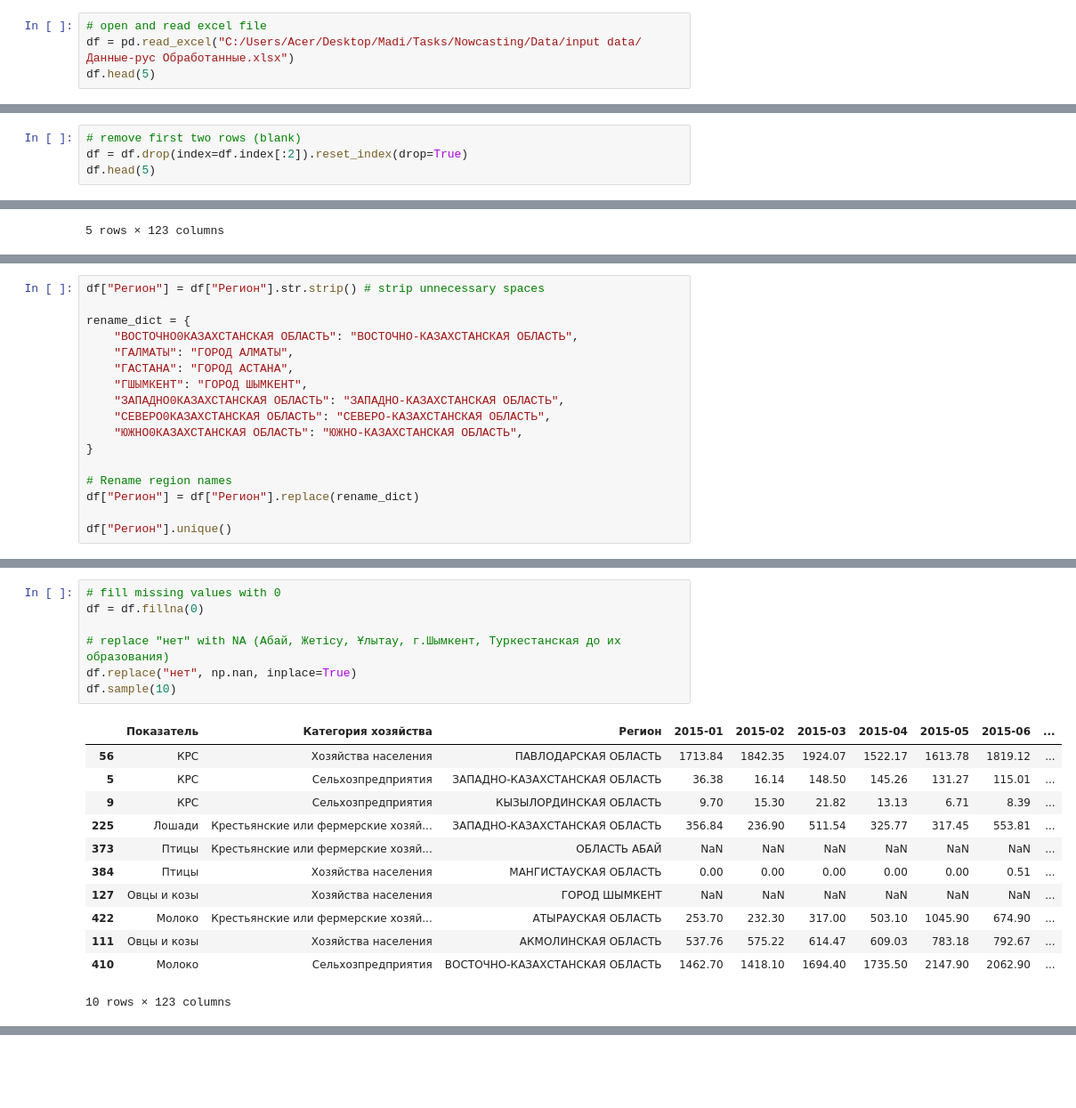
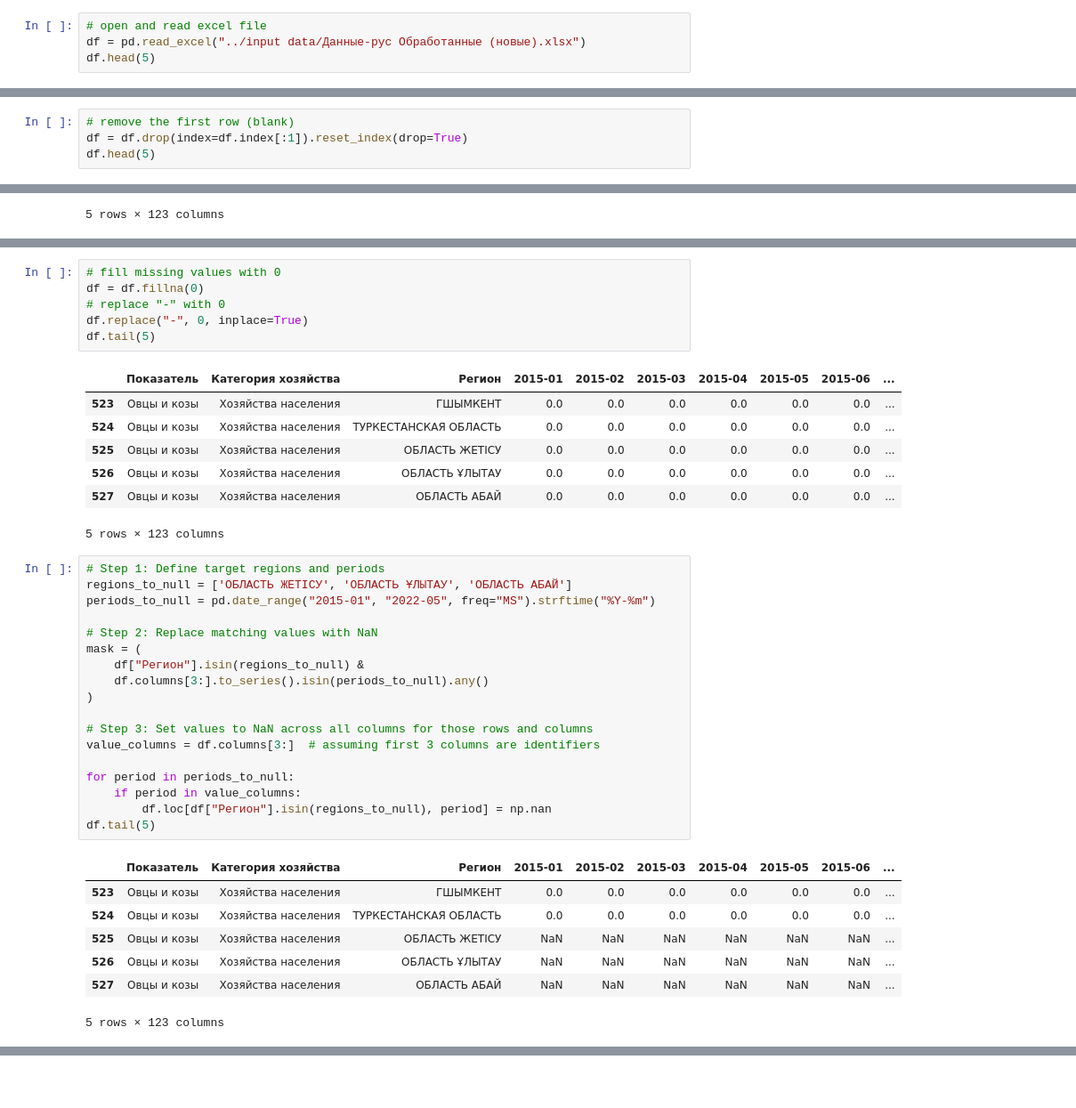
Before and after one commit to Madi147/ICC, a Jupyter notebook: Data cleansing/Data_cleansing_general.ipynb, the cells around one changed output, grey strips where cells are left out. Shown at 89% size. Drawn from its saved outputs; the diff is of its cells as text.

```diff
--- a/Data cleansing/Data_cleansing_general.ipynb
+++ b/Data cleansing/Data_cleansing_general.ipynb
@@ -19,7 +19,7 @@ warnings.simplefilter("ignore", category=InterpolationWarning)
 #### Data preparation
 # %%
 # open and read excel file
-df = pd.read_excel("C:/Users/Acer/Desktop/Madi/Tasks/Nowcasting/Data/input data/Данные-рус Обработанные.xlsx")
+df = pd.read_excel("../input data/Данные-рус Обработанные (новые).xlsx")
 df.head(5)
 # %% [output]
 |  | Unnamed: 0 | Unnamed: 1 | Unnamed: 2 | Unnamed: 3 | Unnamed: 4 | Unnamed: 5 | Unnamed: 6 | Unnamed: 7 | ... |
@@ -31,7 +31,7 @@ df.head(5)
 5 rows × 123 columns
 # %%
-# remove first two rows (blank)
-df = df.drop(index=df.index[:2]).reset_index(drop=True)
+# remove the first row (blank)
+df = df.drop(index=df.index[:1]).reset_index(drop=True)
 df.head(5)
 # %% [output]
 |  | Unnamed: 0 | Unnamed: 1 | Unnamed: 2 | Unnamed: 3 | Unnamed: 4 | Unnamed: 5 | Unnamed: 6 | Unnamed: 7 | ... |
@@ -87,19 +87,2 @@ print(df["Регион"].unique())
  '    ГШЫМКЕНТ' '    ТУРКЕСТАНСКАЯ ОБЛАСТЬ' '    ОБЛАСТЬ ЖЕТІСУ'
  '    ОБЛАСТЬ ҰЛЫТАУ' '    ОБЛАСТЬ АБАЙ']
-# %%
-df["Регион"] = df["Регион"].str.strip() # strip unnecessary spaces
-
-rename_dict = {
-    "ВОСТОЧНО0КАЗАХСТАНСКАЯ ОБЛАСТЬ": "ВОСТОЧНО-КАЗАХСТАНСКАЯ ОБЛАСТЬ",
-    "ГАЛМАТЫ": "ГОРОД АЛМАТЫ",
-    "ГАСТАНА": "ГОРОД АСТАНА",
-    "ГШЫМКЕНТ": "ГОРОД ШЫМКЕНТ",
-    "ЗАПАДНО0КАЗАХСТАНСКАЯ ОБЛАСТЬ": "ЗАПАДНО-КАЗАХСТАНСКАЯ ОБЛАСТЬ",
-    "СЕВЕРО0КАЗАХСТАНСКАЯ ОБЛАСТЬ": "СЕВЕРО-КАЗАХСТАНСКАЯ ОБЛАСТЬ",
-    "ЮЖНО0КАЗАХСТАНСКАЯ ОБЛАСТЬ": "ЮЖНО-КАЗАХСТАНСКАЯ ОБЛАСТЬ",
-}
-
-# Rename region names
-df["Регион"] = df["Регион"].replace(rename_dict)
-
-df["Регион"].unique()
@@ -134,20 +103,40 @@ df.sample(10)
 # %%
 # fill missing values with 0
 df = df.fillna(0)
-
-# replace "нет" with NA (Абай, Жетісу, Ұлытау, г.Шымкент, Туркестанская до их образования)
-df.replace("нет", np.nan, inplace=True)
-df.sample(10)
+# replace "-" with 0
+df.replace("-", 0, inplace=True)
+df.tail(5)
 # %% [output]
 |  | Показатель | Категория хозяйства | Регион | 2015-01 | 2015-02 | 2015-03 | 2015-04 | 2015-05 | 2015-06 | ... |
-| 56 | КРС | Хозяйства населения | ПАВЛОДАРСКАЯ ОБЛАСТЬ | 1713.84 | 1842.35 | 1924.07 | 1522.17 | 1613.78 | 1819.12 | ... |
-| 5 | КРС | Сельхозпредприятия | ЗАПАДНО-КАЗАХСТАНСКАЯ ОБЛАСТЬ | 36.38 | 16.14 | 148.50 | 145.26 | 131.27 | 115.01 | ... |
-| 9 | КРС | Сельхозпредприятия | КЫЗЫЛОРДИНСКАЯ ОБЛАСТЬ | 9.70 | 15.30 | 21.82 | 13.13 | 6.71 | 8.39 | ... |
-| 225 | Лошади | Крестьянские или фермерские хозяй... | ЗАПАДНО-КАЗАХСТАНСКАЯ ОБЛАСТЬ | 356.84 | 236.90 | 511.54 | 325.77 | 317.45 | 553.81 | ... |
-| 373 | Птицы | Крестьянские или фермерские хозяй... | ОБЛАСТЬ АБАЙ | NaN | NaN | NaN | NaN | NaN | NaN | ... |
-| 384 | Птицы | Хозяйства населения | МАНГИСТАУСКАЯ ОБЛАСТЬ | 0.00 | 0.00 | 0.00 | 0.00 | 0.00 | 0.51 | ... |
-| 127 | Овцы и козы | Хозяйства населения | ГОРОД ШЫМКЕНТ | NaN | NaN | NaN | NaN | NaN | NaN | ... |
-| 422 | Молоко | Крестьянские или фермерские хозяй... | АТЫРАУСКАЯ ОБЛАСТЬ | 253.70 | 232.30 | 317.00 | 503.10 | 1045.90 | 674.90 | ... |
-| 111 | Овцы и козы | Хозяйства населения | АКМОЛИНСКАЯ ОБЛАСТЬ | 537.76 | 575.22 | 614.47 | 609.03 | 783.18 | 792.67 | ... |
-| 410 | Молоко | Сельхозпредприятия | ВОСТОЧНО-КАЗАХСТАНСКАЯ ОБЛАСТЬ | 1462.70 | 1418.10 | 1694.40 | 1735.50 | 2147.90 | 2062.90 | ... |
+| 523 | Овцы и козы | Хозяйства населения | ГШЫМКЕНТ | 0.0 | 0.0 | 0.0 | 0.0 | 0.0 | 0.0 | ... |
+| 524 | Овцы и козы | Хозяйства населения | ТУРКЕСТАНСКАЯ ОБЛАСТЬ | 0.0 | 0.0 | 0.0 | 0.0 | 0.0 | 0.0 | ... |
+| 525 | Овцы и козы | Хозяйства населения | ОБЛАСТЬ ЖЕТІСУ | 0.0 | 0.0 | 0.0 | 0.0 | 0.0 | 0.0 | ... |
+| 526 | Овцы и козы | Хозяйства населения | ОБЛАСТЬ ҰЛЫТАУ | 0.0 | 0.0 | 0.0 | 0.0 | 0.0 | 0.0 | ... |
+| 527 | Овцы и козы | Хозяйства населения | ОБЛАСТЬ АБАЙ | 0.0 | 0.0 | 0.0 | 0.0 | 0.0 | 0.0 | ... |
-10 rows × 123 columns
+5 rows × 123 columns
+# %%
+# Step 1: Define target regions and periods
+regions_to_null = ['ОБЛАСТЬ ЖЕТІСУ', 'ОБЛАСТЬ ҰЛЫТАУ', 'ОБЛАСТЬ АБАЙ']
+periods_to_null = pd.date_range("2015-01", "2022-05", freq="MS").strftime("%Y-%m")
+
+# Step 2: Replace matching values with NaN
+mask = (
+    df["Регион"].isin(regions_to_null) &
+    df.columns[3:].to_series().isin(periods_to_null).any()
+)
+
+# Step 3: Set values to NaN across all columns for those rows and columns
+value_columns = df.columns[3:]  # assuming first 3 columns are identifiers
+
+for period in periods_to_null:
+    if period in value_columns:
+        df.loc[df["Регион"].isin(regions_to_null), period] = np.nan
+df.tail(5)
+# %% [output]
+|  | Показатель | Категория хозяйства | Регион | 2015-01 | 2015-02 | 2015-03 | 2015-04 | 2015-05 | 2015-06 | ... |
+| 523 | Овцы и козы | Хозяйства населения | ГШЫМКЕНТ | 0.0 | 0.0 | 0.0 | 0.0 | 0.0 | 0.0 | ... |
+| 524 | Овцы и козы | Хозяйства населения | ТУРКЕСТАНСКАЯ ОБЛАСТЬ | 0.0 | 0.0 | 0.0 | 0.0 | 0.0 | 0.0 | ... |
+| 525 | Овцы и козы | Хозяйства населения | ОБЛАСТЬ ЖЕТІСУ | NaN | NaN | NaN | NaN | NaN | NaN | ... |
+| 526 | Овцы и козы | Хозяйства населения | ОБЛАСТЬ ҰЛЫТАУ | NaN | NaN | NaN | NaN | NaN | NaN | ... |
+| 527 | Овцы и козы | Хозяйства населения | ОБЛАСТЬ АБАЙ | NaN | NaN | NaN | NaN | NaN | NaN | ... |
+5 rows × 123 columns
```
Also changed, not shown: parts of 9 cells of this notebook, 3 other files.
